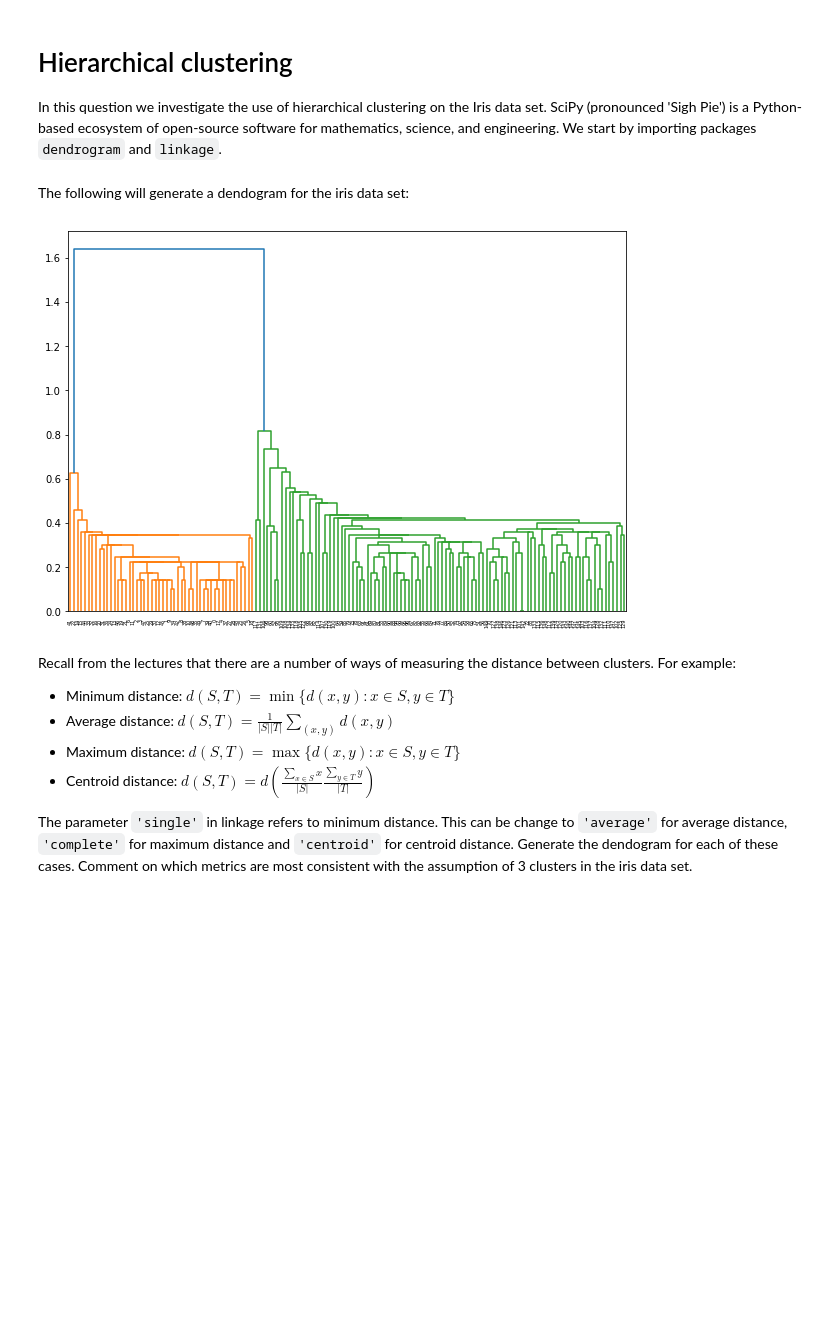
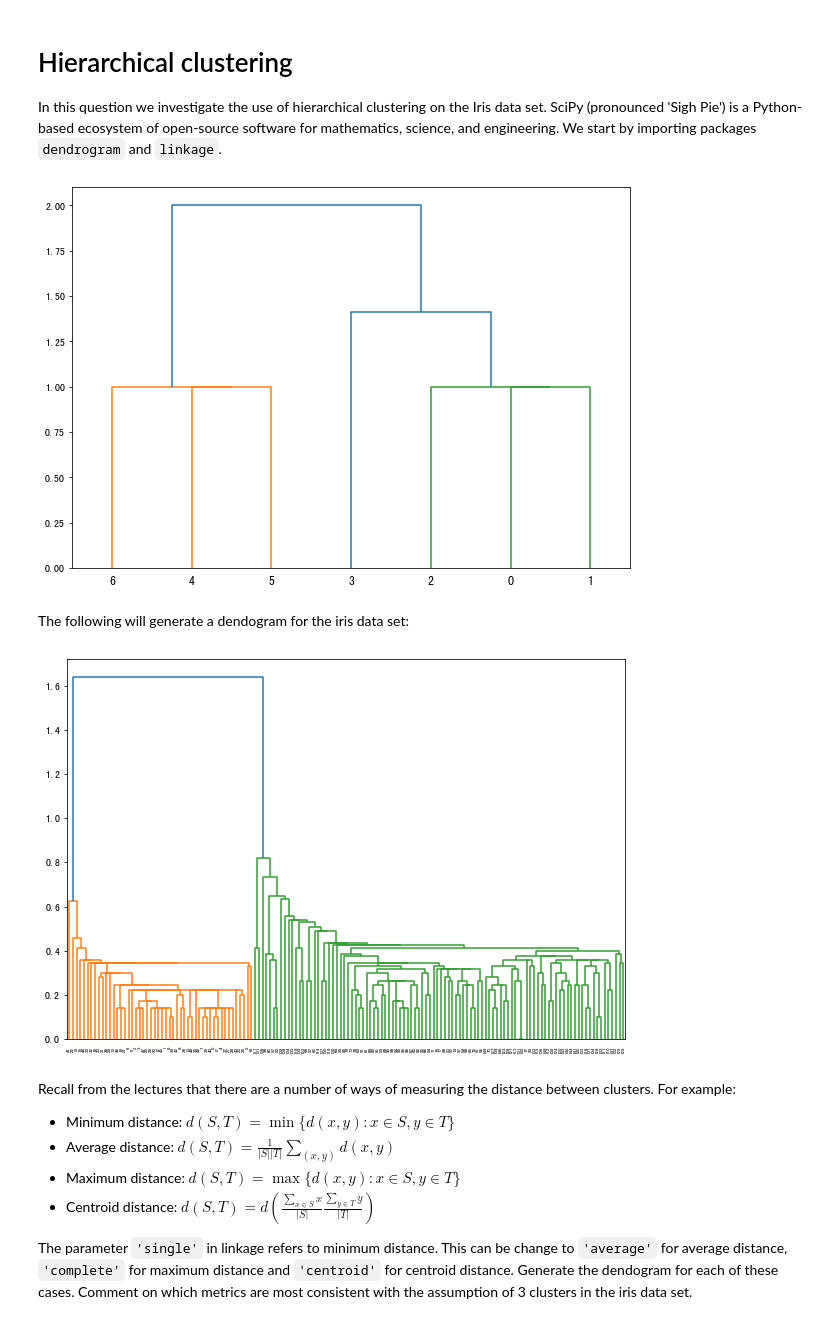
Before and after one commit to FengfanHu/INAI_Bristol, a Jupyter notebook: Week15/Worksheet 3 Week 15 Answers(1).ipynb, the cells around one changed output. Cells and saved outputs as stored; diff of their text form; code cells hidden in the pictures; blank space fills up the shorter version.

```diff
--- a/Week15/Worksheet 3 Week 15 Answers(1).ipynb
+++ b/Week15/Worksheet 3 Week 15 Answers(1).ipynb
@@ -179,6 +179,16 @@ The slope of the elbow does not change very abruptly. This means that there is n
 In this question we investigate the use of hierarchical clustering on the Iris data set. SciPy (pronounced 'Sigh Pie') is a Python-based ecosystem of open-source software for mathematics, science, and engineering. We start by importing packages `dendrogram` and `linkage`.
 # %%
 from scipy.cluster.hierarchy import dendrogram, linkage
+# %%
+X = np.array([[1,1], [1,2], [2,2], [3,3], [3,5], [4,5], [2,5]]);
+# %%
+linked = linkage(X, 'single')
+labelList = range(len(X))
+plt.figure(figsize=(10, 7))
+dendrogram(linked,labels=labelList)
+plt.show()
+# %% [output]
+[figure, added]
 # %% [markdown]
 The following will generate a dendogram for the iris data set:
 # %%
@@ -188,7 +198,7 @@ plt.figure(figsize=(10, 7))
 dendrogram(linked,labels=labelList)
 plt.show()
 # %% [output]
-[figure, old version]
+[figure, new version]
 # %% [markdown]
 Recall from the lectures that there are a number of ways of measuring the distance between clusters. For example:
 * Minimum distance: $d(S,T) = \min\{d(x,y) : x \in S,y \in T\} $
```
Also changed, not shown: parts of 6 cells of this notebook, 29 other files.
